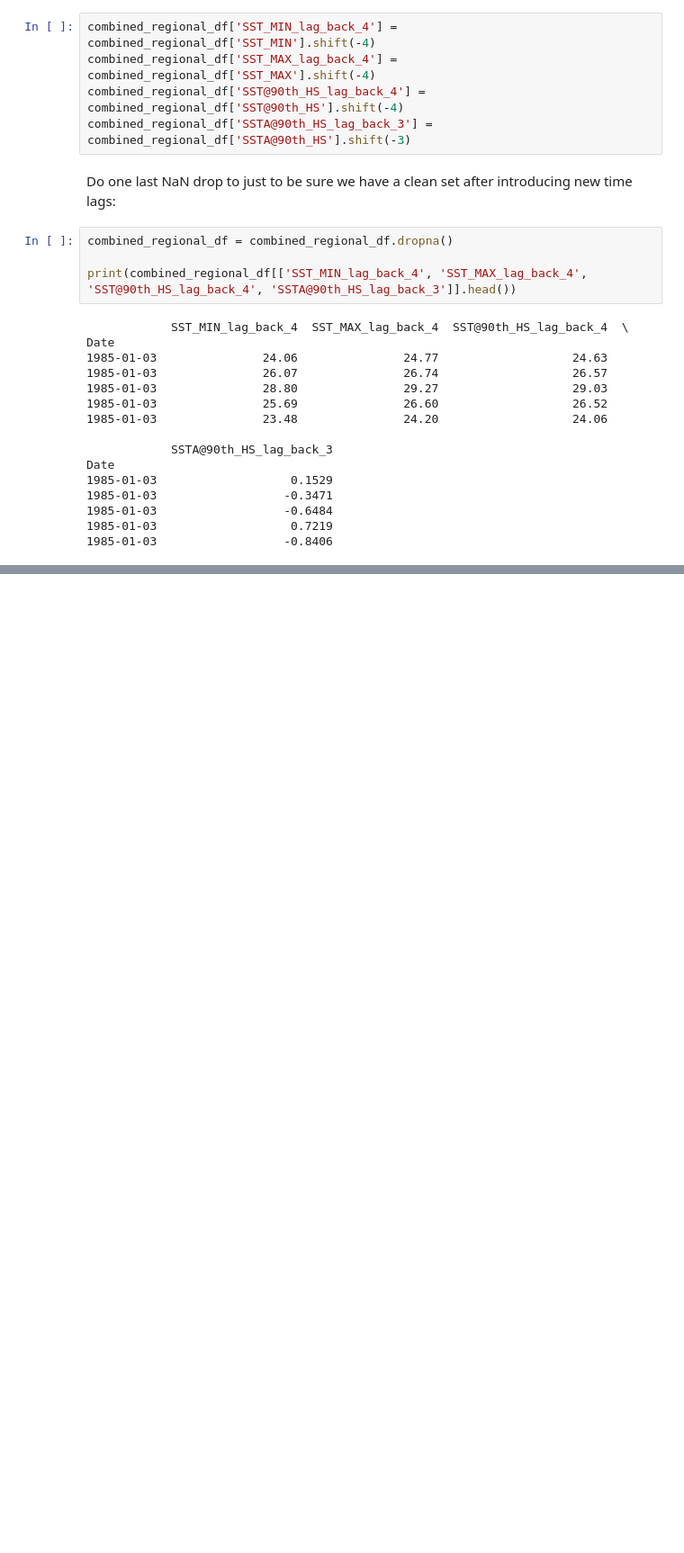
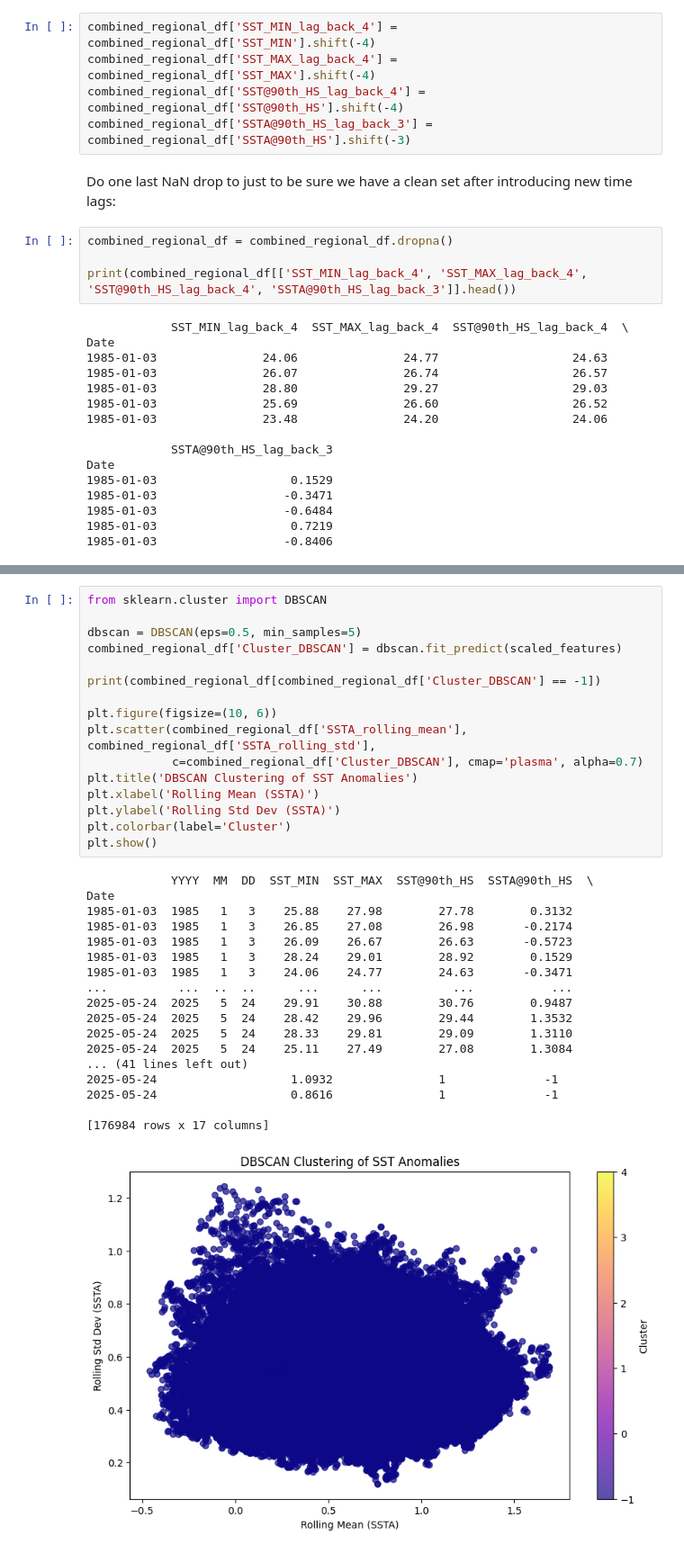
Before and after one commit to KengoKato02/coral-bleach-predictor, a Jupyter notebook: src/notebooks/noaa_extension.ipynb, the cells around one changed output, grey strips where cells are left out. Shown at 90% size. Saved outputs shown, nothing was run; the diff lists cells and outputs as text; blank space fills up the shorter version.

```diff
--- a/src/notebooks/noaa_extension.ipynb
+++ b/src/notebooks/noaa_extension.ipynb
@@ -345,0 +412,35 @@ Date
+# %%
+from sklearn.cluster import DBSCAN
+
+dbscan = DBSCAN(eps=0.5, min_samples=5)
+combined_regional_df['Cluster_DBSCAN'] = dbscan.fit_predict(scaled_features)
+
+print(combined_regional_df[combined_regional_df['Cluster_DBSCAN'] == -1])
+
+plt.figure(figsize=(10, 6))
+plt.scatter(combined_regional_df['SSTA_rolling_mean'], combined_regional_df['SSTA_rolling_std'],
+            c=combined_regional_df['Cluster_DBSCAN'], cmap='plasma', alpha=0.7)
+plt.title('DBSCAN Clustering of SST Anomalies')
+plt.xlabel('Rolling Mean (SSTA)')
+plt.ylabel('Rolling Std Dev (SSTA)')
+plt.colorbar(label='Cluster')
+plt.show()
+# %% [output]
+            YYYY  MM  DD  SST_MIN  SST_MAX  SST@90th_HS  SSTA@90th_HS  \
+Date
+1985-01-03  1985   1   3    25.88    27.98        27.78        0.3132
+1985-01-03  1985   1   3    26.85    27.08        26.98       -0.2174
+1985-01-03  1985   1   3    26.09    26.67        26.63       -0.5723
+1985-01-03  1985   1   3    28.24    29.01        28.92        0.1529
+1985-01-03  1985   1   3    24.06    24.77        24.63       -0.3471
+...          ...  ..  ..      ...      ...          ...           ...
+2025-05-24  2025   5  24    29.91    30.88        30.76        0.9487
+2025-05-24  2025   5  24    28.42    29.96        29.44        1.3532
+2025-05-24  2025   5  24    28.33    29.81        29.09        1.3110
+2025-05-24  2025   5  24    25.11    27.49        27.08        1.3084
+... (41 lines left out)
+2025-05-24                   1.0932               1              -1
+2025-05-24                   0.8616               1              -1
+
+[176984 rows x 17 columns]
+[figure, added]
```
Also changed, not shown: parts of 10 cells of this notebook.
